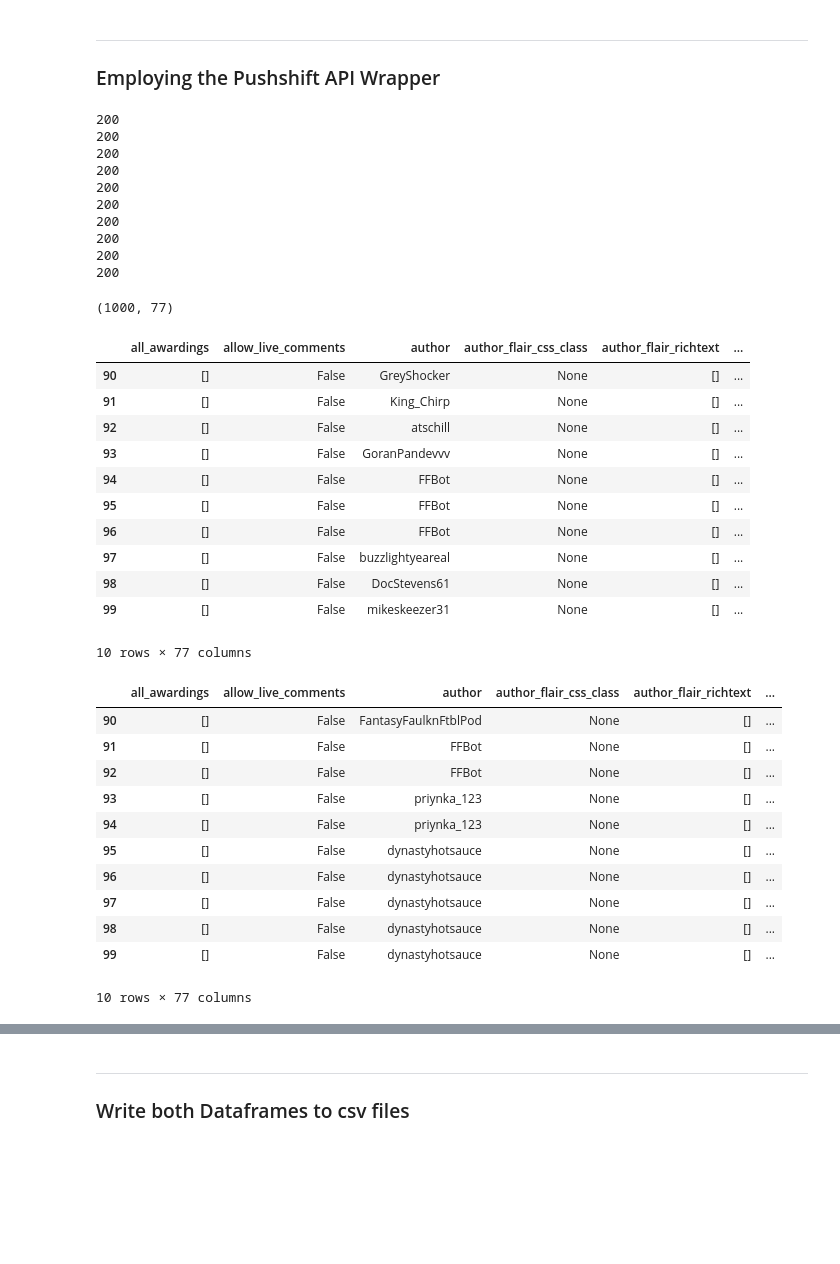
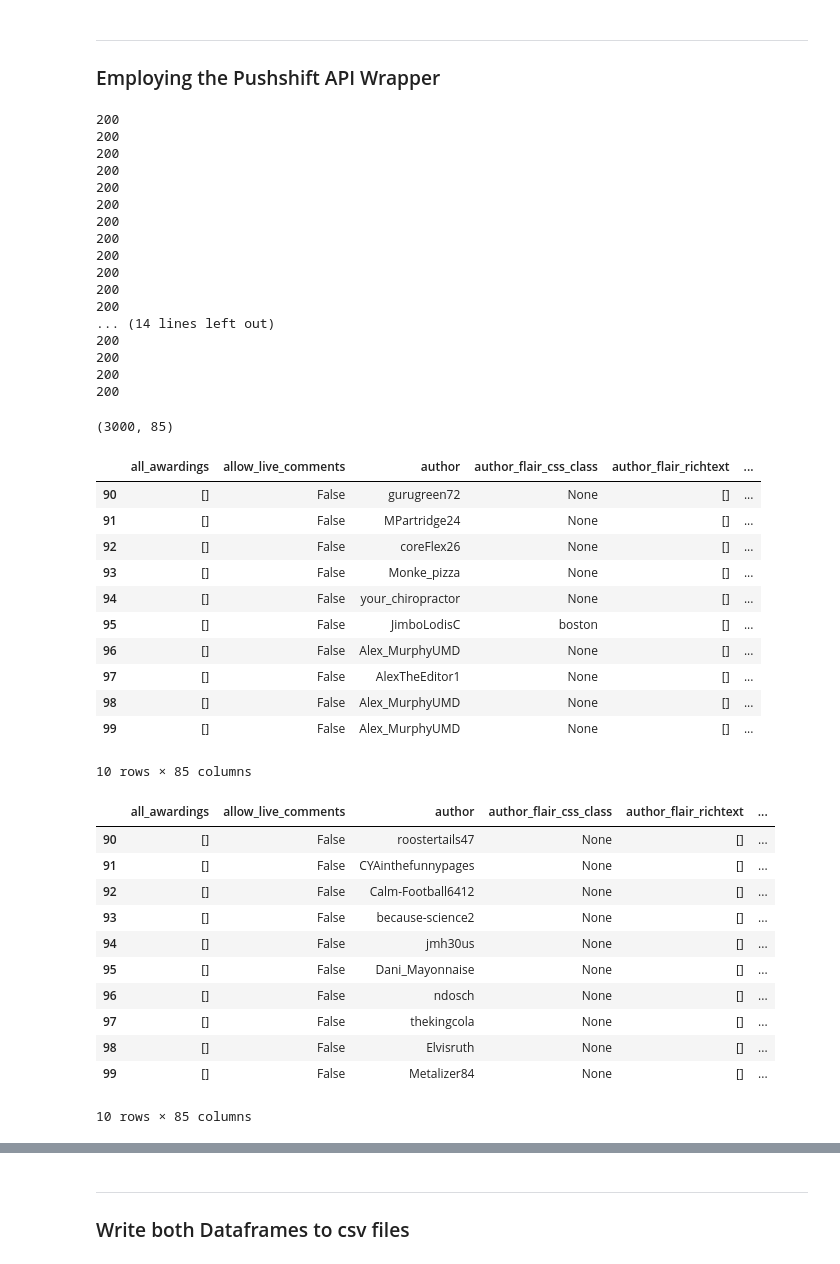
Before and after one commit to pemurp19/Web-Scraping-and-NLP---Reddit, a Jupyter notebook: code/Web Scraping.ipynb, the cells around one changed output, grey strips where cells are left out. Cells and saved outputs as stored; diff of their text form; code cells hidden in the pictures; blank space fills up the shorter version.

```diff
--- a/code/Web Scraping.ipynb
+++ b/code/Web Scraping.ipynb
@@ -11,17 +11,17 @@ import time
 ------
 ### Employing the Pushshift API Wrapper
 # %%
-# Focus on r/fantasyfootball first
+# Focus on r/mlb first
 
-# Set up function to pull 1000 posts from subreddit page
+# Set up function to pull 3000 posts from subreddit page
 # using a different 'before' parameter on each pull
 
-def pull_1000_posts(subreddit_name):
+def pull_3000_posts(subreddit_name):
     full_df = pd.DataFrame()
     url = 'https://api.pushshift.io/reddit/search/submission'
 
     before_param = 1655872062
-    for _ in range(10):
+    for _ in range(30):
         params = {
             'subreddit': subreddit_name,
             'size': 100,
@@ -43,8 +43,11 @@ def pull_1000_posts(subreddit_name):
         before_param = before_param - 1_000_000
         time.sleep(3)
     return full_df
+
+# realized more than 1000 posts needed to be
+# pulled given significant number of nulls for the text column
 # %%
-fantasy_df = pull_1000_posts('fantasyfootball')
+mlb_df = pull_3000_posts('mlb')
 # %% [output]
 200
 200
@@ -56,41 +59,48 @@ fantasy_df = pull_1000_posts('fantasyfootball')
 200
 200
 200
+200
+200
+... (14 lines left out)
+200
+200
+200
+200
 # %%
-# making sure 1000 posts were pulled
-fantasy_df.shape
+# making sure 3000 posts were pulled
+mlb_df.shape
 # %% [output]
-(1000, 77)
+(3000, 85)
 # %%
 #checking that unique posts were pulled and added to the dataframe
 
-fantasy_df.iloc[90:100]
+mlb_df.iloc[90:100]
 # %% [output]
 |  | all_awardings | allow_live_comments | author | author_flair_css_class | author_flair_richtext | ... |
-| 90 | [] | False | GreyShocker | None | [] | ... |
-| 91 | [] | False | King_Chirp | None | [] | ... |
-| 92 | [] | False | atschill | None | [] | ... |
-| 93 | [] | False | GoranPandevvv | None | [] | ... |
-| 94 | [] | False | FFBot | None | [] | ... |
-| 95 | [] | False | FFBot | None | [] | ... |
-| 96 | [] | False | FFBot | None | [] | ... |
-| 97 | [] | False | buzzlightyeareal | None | [] | ... |
-| 98 | [] | False | DocStevens61 | None | [] | ... |
-| 99 | [] | False | mikeskeezer31 | None | [] | ... |
+| 90 | [] | False | gurugreen72 | None | [] | ... |
+| 91 | [] | False | MPartridge24 | None | [] | ... |
+| 92 | [] | False | coreFlex26 | None | [] | ... |
+| 93 | [] | False | Monke_pizza | None | [] | ... |
+| 94 | [] | False | your_chiropractor | None | [] | ... |
+| 95 | [] | False | JimboLodisC | boston | [] | ... |
+| 96 | [] | False | Alex_MurphyUMD | None | [] | ... |
+| 97 | [] | False | AlexTheEditor1 | None | [] | ... |
+| 98 | [] | False | Alex_MurphyUMD | None | [] | ... |
+| 99 | [] | False | Alex_MurphyUMD | None | [] | ... |
-10 rows × 77 columns
+10 rows × 85 columns
 # %%
-fantasy_df[990:1000]
+mlb_df[990:1000]
 # %% [output]
 |  | all_awardings | allow_live_comments | author | author_flair_css_class | author_flair_richtext | ... |
-| 90 | [] | False | FantasyFaulknFtblPod | None | [] | ... |
-| 91 | [] | False | FFBot | None | [] | ... |
-| 92 | [] | False | FFBot | None | [] | ... |
-| 93 | [] | False | priynka_123 | None | [] | ... |
-| 94 | [] | False | priynka_123 | None | [] | ... |
-| 95 | [] | False | dynastyhotsauce | None | [] | ... |
-| 96 | [] | False | dynastyhotsauce | None | [] | ... |
-| 97 | [] | False | dynastyhotsauce | None | [] | ... |
-| 98 | [] | False | dynastyhotsauce | None | [] | ... |
-| 99 | [] | False | dynastyhotsauce | None | [] | ... |
+| 90 | [] | False | roostertails47 | None | [] | ... |
+| 91 | [] | False | CYAinthefunnypages | None | [] | ... |
+| 92 | [] | False | Calm-Football6412 | None | [] | ... |
+| 93 | [] | False | because-science2 | None | [] | ... |
+| 94 | [] | False | jmh30us | None | [] | ... |
+| 95 | [] | False | Dani_Mayonnaise | None | [] | ... |
+| 96 | [] | False | ndosch | None | [] | ... |
+| 97 | [] | False | thekingcola | None | [] | ... |
+| 98 | [] | False | Elvisruth | None | [] | ... |
+| 99 | [] | False | Metalizer84 | None | [] | ... |
-10 rows × 77 columns
+10 rows × 85 columns
 # %%
```
Also changed, not shown: parts of 9 cells of this notebook, 5 other files.
